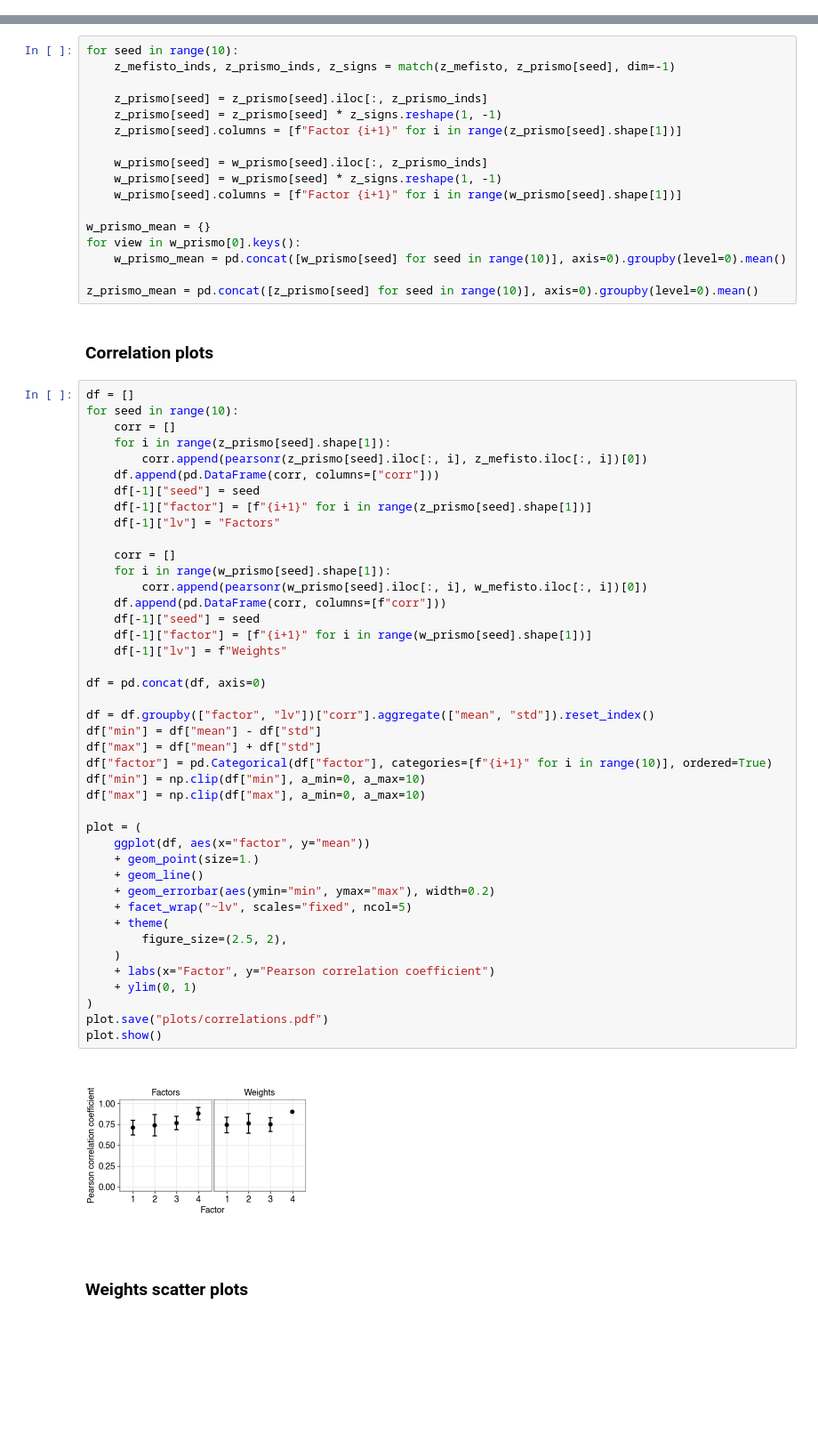
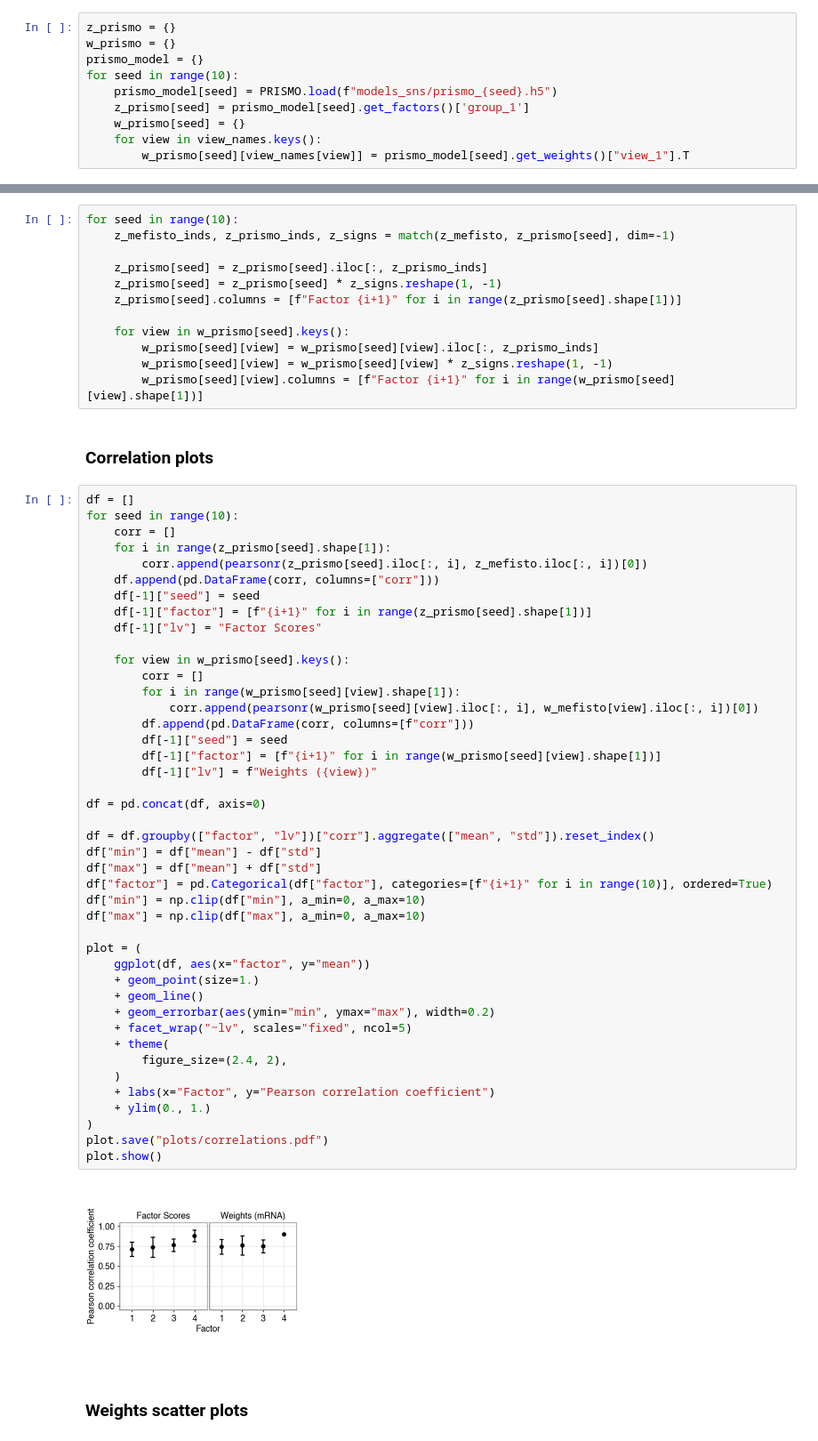
Before and after one commit to bioFAM/mofaflex-analysis, a Jupyter notebook: comparison_mefisto_visium/analysis.ipynb, the cells around one changed output, grey strips where cells are left out. Shown at 89% size. Drawn from its saved outputs; the diff is of its cells as text; blank space fills up the shorter version.

Commit message:
improved mofa/mefisto plots

```diff
--- a/comparison_mefisto_visium/analysis.ipynb
+++ b/comparison_mefisto_visium/analysis.ipynb
@@ -128,3 +104,13 @@ for seed in range(10):
+# %%
+z_prismo = {}
+w_prismo = {}
+prismo_model = {}
+for seed in range(10):
+    prismo_model[seed] = PRISMO.load(f"models_sns/prismo_{seed}.h5")
+    z_prismo[seed] = prismo_model[seed].get_factors()['group_1']
+    w_prismo[seed] = {}
+    for view in view_names.keys():
+        w_prismo[seed][view_names[view]] = prismo_model[seed].get_weights()["view_1"].T
 # %% [markdown]
 ### Factor matching based on correlation
 # %%
@@ -135,15 +121,10 @@ for seed in range(10):
     z_prismo[seed] = z_prismo[seed] * z_signs.reshape(1, -1)
     z_prismo[seed].columns = [f"Factor {i+1}" for i in range(z_prismo[seed].shape[1])]
 
-    w_prismo[seed] = w_prismo[seed].iloc[:, z_prismo_inds]
-    w_prismo[seed] = w_prismo[seed] * z_signs.reshape(1, -1)
-    w_prismo[seed].columns = [f"Factor {i+1}" for i in range(w_prismo[seed].shape[1])]
-
-w_prismo_mean = {}
-for view in w_prismo[0].keys():
-    w_prismo_mean = pd.concat([w_prismo[seed] for seed in range(10)], axis=0).groupby(level=0).mean()
-
-z_prismo_mean = pd.concat([z_prismo[seed] for seed in range(10)], axis=0).groupby(level=0).mean()
+    for view in w_prismo[seed].keys():
+        w_prismo[seed][view] = w_prismo[seed][view].iloc[:, z_prismo_inds]
+        w_prismo[seed][view] = w_prismo[seed][view] * z_signs.reshape(1, -1)
+        w_prismo[seed][view].columns = [f"Factor {i+1}" for i in range(w_prismo[seed][view].shape[1])]
 # %% [markdown]
 ### Correlation plots
 # %%
@@ -152,44 +133,45 @@ for seed in range(10):
     corr = []
     for i in range(z_prismo[seed].shape[1]):
         corr.append(pearsonr(z_prismo[seed].iloc[:, i], z_mefisto.iloc[:, i])[0])
     df.append(pd.DataFrame(corr, columns=["corr"]))
     df[-1]["seed"] = seed
     df[-1]["factor"] = [f"{i+1}" for i in range(z_prismo[seed].shape[1])]
-    df[-1]["lv"] = "Factors"
+    df[-1]["lv"] = "Factor Scores"
 
-    corr = []
-    for i in range(w_prismo[seed].shape[1]):
-        corr.append(pearsonr(w_prismo[seed].iloc[:, i], w_mefisto.iloc[:, i])[0])
-    df.append(pd.DataFrame(corr, columns=[f"corr"]))
-    df[-1]["seed"] = seed
-    df[-1]["factor"] = [f"{i+1}" for i in range(w_prismo[seed].shape[1])]
-    df[-1]["lv"] = f"Weights"
+    for view in w_prismo[seed].keys():
+        corr = []
+        for i in range(w_prismo[seed][view].shape[1]):
+            corr.append(pearsonr(w_prismo[seed][view].iloc[:, i], w_mefisto[view].iloc[:, i])[0])
+        df.append(pd.DataFrame(corr, columns=[f"corr"]))
+        df[-1]["seed"] = seed
+        df[-1]["factor"] = [f"{i+1}" for i in range(w_prismo[seed][view].shape[1])]
+        df[-1]["lv"] = f"Weights ({view})"
 
 df = pd.concat(df, axis=0)
 
 df = df.groupby(["factor", "lv"])["corr"].aggregate(["mean", "std"]).reset_index()
 df["min"] = df["mean"] - df["std"]
 df["max"] = df["mean"] + df["std"]
 df["factor"] = pd.Categorical(df["factor"], categories=[f"{i+1}" for i in range(10)], ordered=True)
 df["min"] = np.clip(df["min"], a_min=0, a_max=10)
 df["max"] = np.clip(df["max"], a_min=0, a_max=10)
 
 plot = (
     ggplot(df, aes(x="factor", y="mean"))
     + geom_point(size=1.)
     + geom_line()
     + geom_errorbar(aes(ymin="min", ymax="max"), width=0.2)
     + facet_wrap("~lv", scales="fixed", ncol=5)
     + theme(
-        figure_size=(2.5, 2),
+        figure_size=(2.4, 2),
     )
     + labs(x="Factor", y="Pearson correlation coefficient")
-    + ylim(0, 1)
+    + ylim(0., 1.)
 )
 plot.save("plots/correlations.pdf")
 plot.show()
 # %% [output]
-[figure, old version]
+[figure, new version]
 # %% [markdown]
 ### Weights scatter plots
 # %%
```
Also changed, not shown: parts of 12 cells of this notebook, 3 other files.
